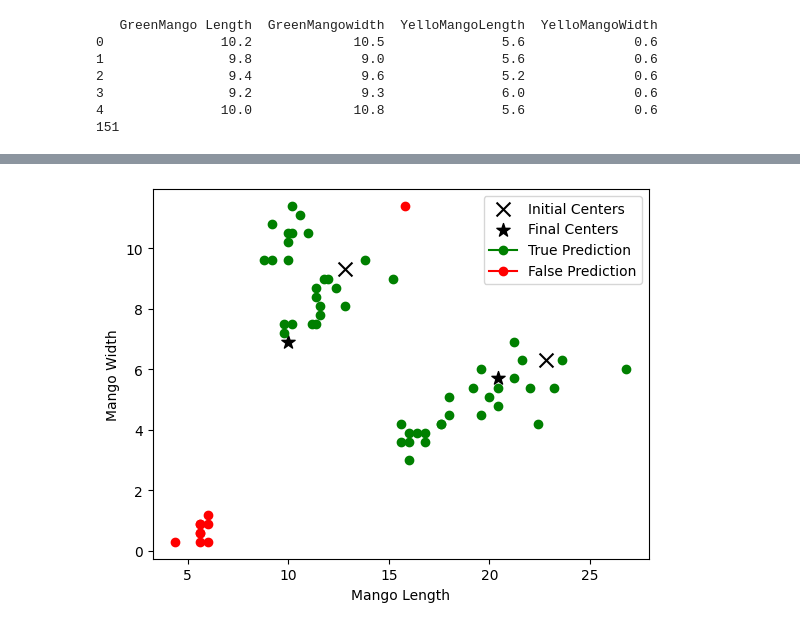
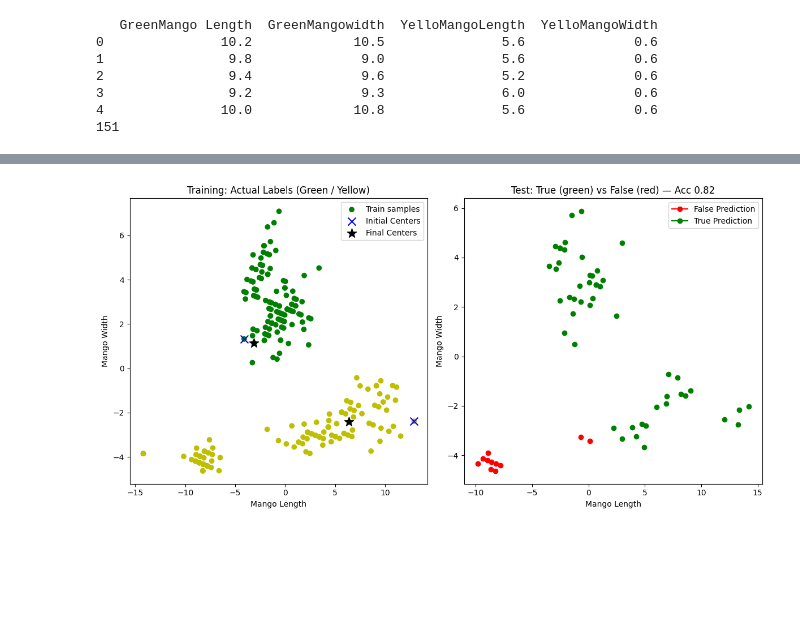
Before and after one commit to ntuanh/SplittingYOLO, a Jupyter notebook: SplitYOLO/src/K-means.ipynb, the cells around one changed output, grey strips where cells are left out. Drawn from its saved outputs; the diff is of its cells as text; code cells hidden in the pictures; blank space fills up the shorter version.

Commit message:
update : init centroids

```diff
--- a/SplitYOLO/src/K-means.ipynb
+++ b/SplitYOLO/src/K-means.ipynb
@@ -200,6 +239,19 @@ x = list(data['GreenMango Length']) + list(data['YelloMangoLength'])
 y = list(data['GreenMangowidth']) + list(data['YelloMangoWidth'])
 mango  = [0 for _ in range(len(data['GreenMango Length']))]  + [1 for _ in range(len(data['YelloMangoLength']))]
 colors = ['g' , 'y']
+
+
+print(f"Before PCA")
+print(x[:5])
+print(y[:5])
+
+X = np.column_stack((x, y))
+X_pca = pca_manual(X, k=2)
+x = X_pca[: , 0]
+y = X_pca[: , 1]
+print(f"After PCA")
+print(x[:5])
+print(y[:5])
 
 pairs = list(zip(x, y, mango))  # Combine them as pairs
 random.shuffle(pairs)    # Shuffle the pairs
@@ -219,31 +277,77 @@ plt.scatter(x_train, y_train, color=[colors[label] for label in mango_train], ma
 # %%
 def test_kmeans(x_test , y_test , mango_test):
     print(x_train[:5])
-    center, cluster = kmeans(x_train , y_train , num_clusters, max_iterations)
+    center, cluster, init_centers = kmeans(x_train , y_train , num_clusters, max_iterations)
     pred_mangoes = []
     print("Centers", center)
-    plt.scatter([c[0] for c in center], [c[1] for c in center], color='black', marker='*', s=100, label='Final Centers')
+
+    # Prepare figure with two subplots: left = actual train labels + init/final centers, right = test predictions (true/false)
+    fig, (ax0, ax1) = plt.subplots(1, 2, figsize=(12, 6))
+
+    # Left plot: training samples colored by actual label (green/yellow)
+    train_colors = ['g' if m == 0 else 'y' for m in mango_train]
+    ax0.scatter(x_train, y_train, color=train_colors, marker='o', label='Train samples')
+
+    # Plot initial centers (use a distinct color/marker)
+    if init_centers:
+        ax0.scatter([c[0] for c in init_centers], [c[1] for c in init_centers], color='blue', marker='x', s=100, label='Initial Centers')
+
+    # Plot final centers
+    if center:
+        ax0.scatter([c[0] for c in center], [c[1] for c in center], color='black', marker='*', s=150, label='Final Centers')
+
+    ax0.set_title('Training: Actual Labels (Green / Yellow)')
+    ax0.set_xlabel('Mango Length')
+    ax0.set_ylabel('Mango Width')
+    ax0.legend(loc='best')
+
+    # Build predicted label for each final center by finding nearest training sample's label
+    train_points = list(zip(x_train, y_train))
     for i in range(len(center)):
-        for j in range(len(x_train)):
-            if x_train[j] == center[i][0] and y_train[j] == center[i][1]:
+        found = False
+        # If the center exactly matches a training point, take its label
+        for j, p in enumerate(train_points):
+            if abs(p[0] - center[i][0]) < 1e-9 and abs(p[1] - center[i][1]) < 1e-9:
                 pred_mangoes.append(mango_train[j])
+                found = True
                 break
+        if not found:
+            # otherwise, find nearest training point
+            nearest = nearest_point(train_points, center[i])
+            idx = train_points.index(nearest)
+            pred_mangoes.append(mango_train[idx])
+
+    # Right plot: test samples, colored by prediction correctness (green=true, red=false)
     true_predict = 0
     false_predict = 0
     for i in range(len(x_test)):
         closet_center = get_center((x_test[i], y_test[i]), center)
-        if mango_test[i] == pred_mangoes[closet_center]:
-            plt.plot(x_test[i], y_test[i], color='g', marker='o' , label='True Prediction' if true_predict ==0 else "")
+        pred_label = pred_mangoes[closet_center]
+        is_true = (mango_test[i] == pred_label)
+        if is_true:
+            color = 'g'
+            label = 'True Prediction' if true_predict == 0 else ''
             true_predict += 1
         else:
-            plt.plot(x_test[i], y_test[i], color='r', marker='o' , label='False Prediction' if false_predict ==0 else "")
+            color = 'r'
+            label = 'False Prediction' if false_predict == 0 else ''
             false_predict += 1
-    plt.legend()
-    plt.xlabel('Mango Length')
-    plt.ylabel('Mango Width')
+        ax1.plot(x_test[i], y_test[i], color=color, marker='o', label=label)
+
+    acc = (true_predict / (true_predict + false_predict)) if (true_predict + false_predict) > 0 else 0.0
+    ax1.set_title(f'Test: True (green) vs False (red) — Acc {acc:.2f}')
+    ax1.set_xlabel('Mango Length')
+    ax1.set_ylabel('Mango Width')
+    if true_predict + false_predict > 0:
+        ax1.legend(loc='best')
+
+    plt.tight_layout()
     plt.show()
+
     print(f"True Predictions: {true_predict}, False Predictions: {false_predict}")
+    print(f"Accuracy: {true_predict/(true_predict + false_predict):.2f}")
 
 
+# Run test
 test_kmeans(x_test , y_test , mango_test)
 # %% [output]
@@ -253 +357 @@ Centers [(10.0, 6.9), (20.4, 5.7)]
-[figure, old version]
+[figure, new version]
```
Also changed, not shown: parts of 6 cells of this notebook.
